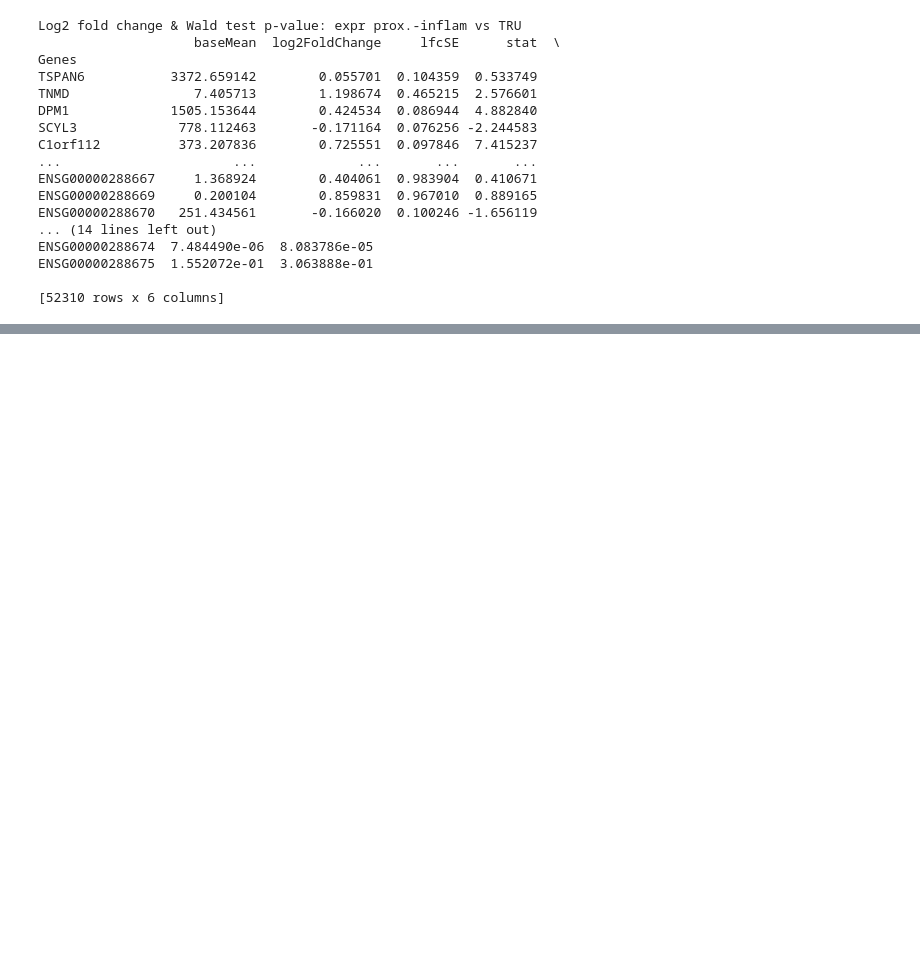
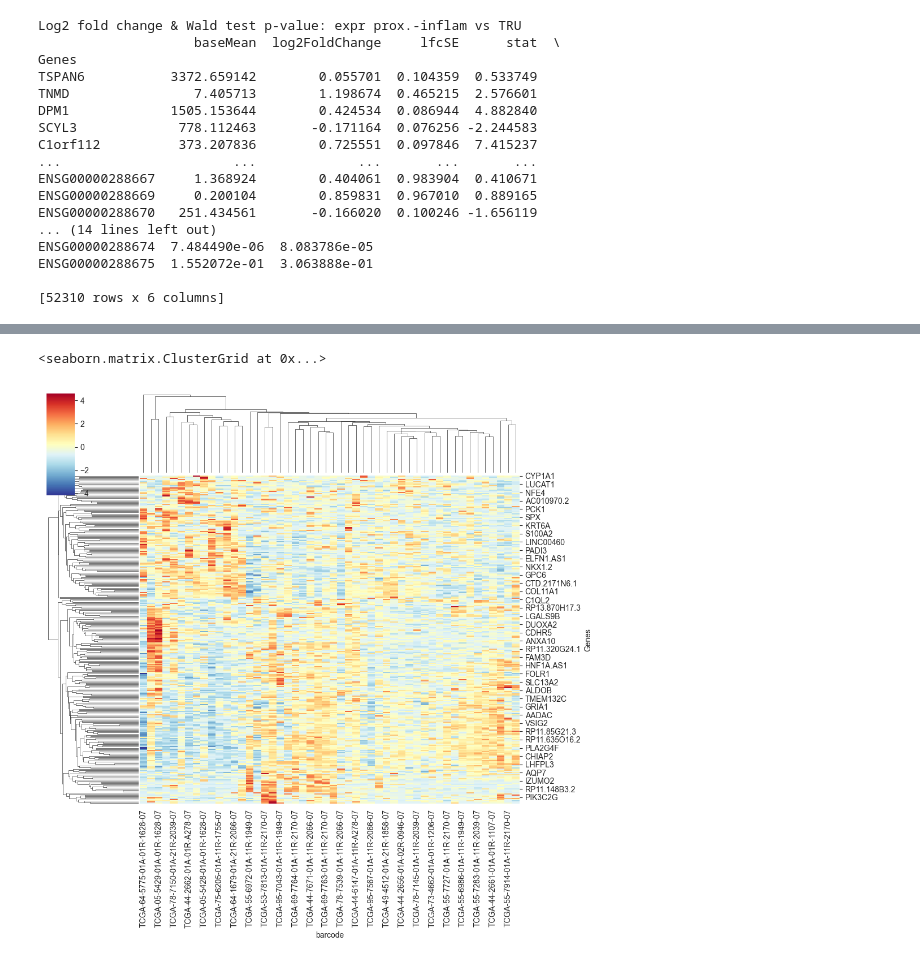
Before and after one commit to ketamine-juice/Extra-o, a Jupyter notebook: python/test.ipynb, the cells around one changed output, grey strips where cells are left out. Saved outputs shown, nothing was run; the diff lists cells and outputs as text; code cells hidden in the pictures; blank space fills up the shorter version.

```diff
--- a/python/test.ipynb
+++ b/python/test.ipynb
@@ -348,0 +401,42 @@ ENSG00000288675  1.552072e-01  3.063888e-01
+# %%
+import numpy as np
+import pandas as pd
+import seaborn as sns
+
+# Assuming 'dds' is a DESeqDataSet object with layers and observations (obs)
+
+# Compute log-transformed counts and store them in a new layer 'logcounts'
+# np.log1p(x) computes log(1 + x) which helps in managing zeros in the data
+dds.layers['logcounts'] = np.log1p(dds.layers['normed_counts'])
+
+# Display the 'logcounts' layer to verify the transformation
+dds.layers['logcounts']
+
+# Subset the DESeqDataSet to include only the first 50 rows and the significant indices
+dds_sigs = dds[:50, significant.index]
+
+# Sort the observations (obs) DataFrame of the subsetted data by the 'expr' column
+filtered = dds_sigs.obs.sort_values(by='expr')
+
+# Create a list of indices in the sorted order to use for reordering
+flist = [index for index, row in filtered.iterrows()]
+
+# Reorder the original DESeqDataSet 'dds' using the sorted indices and significant columns
+dds_sigs_ordered = dds[flist, significant.index]
+
+# Create a DataFrame for graphing with the log-transformed counts
+# The DataFrame's index is the variable names (var_names)
+# The DataFrame's columns are the observation names (obs_names)
+grapher = pd.DataFrame(
+    dds_sigs_ordered.layers['logcounts'].T,
+    index=dds_sigs_ordered.var_names,
+    columns=dds_sigs_ordered.obs_names
+)
+
+# Plot a clustered heatmap of the data using seaborn's clustermap function
+# z_score=0 standardizes the rows (genes) by subtracting the mean and dividing by the standard deviation
+# cmap='RdYlBu_r' sets the color map to a diverging palette from red to yellow to blue, reversed
+sns.clustermap(grapher, z_score=0, cmap='RdYlBu_r')
+# %% [output]
+<seaborn.matrix.ClusterGrid at 0x...>
+[figure, added]
```
Also changed, not shown: parts of 14 cells of this notebook, 1 other file.
